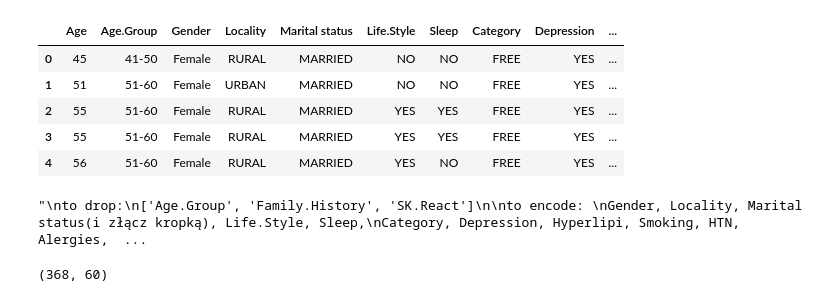
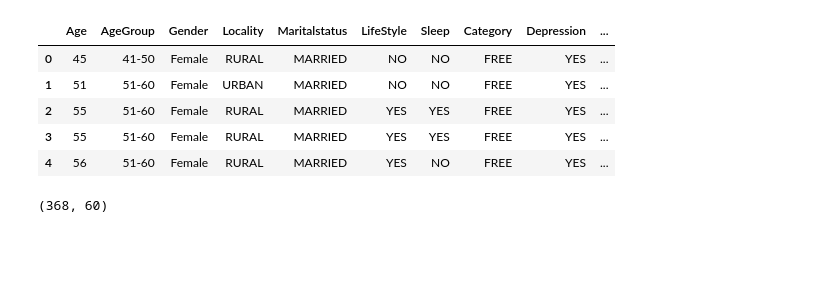
Before and after one commit to miladziekanowska/heart-failure-classification, a Jupyter notebook: Heart_failure_EDA_Modeling.ipynb, the cells around one changed output. Saved outputs shown, nothing was run; the diff lists cells and outputs as text; code cells hidden in the pictures; blank space fills up the shorter version.

```diff
--- a/Heart_failure_EDA_Modeling.ipynb
+++ b/Heart_failure_EDA_Modeling.ipynb
@@ -11,27 +13,27 @@ from sklearn.preprocessing import StandardScaler, LabelEncoder, MaxAbsScaler, Mi
 pd.set_option('display.max_columns', 500)
 # %%
 df = pd.read_csv('data/heart_failure_dataset.csv')
+
+# column names are strangely formated, let's fix them quick
+replace_dict = {}
+
+for c in df.columns:
+    if c not in replace_dict.keys():
+        replace_dict[c] = c.replace(' ', '').replace('.', '')
+
+df = df.rename(columns=replace_dict)
+
+# our dependent variable (y)
+df['Mortality'] = df['Mortality'].astype('category')
+
 df.head(5)
 # %% [output]
-|  | Age | Age.Group | Gender | Locality | Marital status | Life.Style | Sleep | Category | Depression | ... |
+|  | Age | AgeGroup | Gender | Locality | Maritalstatus | LifeStyle | Sleep | Category | Depression | ... |
 | 0 | 45 | 41-50 | Female | RURAL | MARRIED | NO | NO | FREE | YES | ... |
 | 1 | 51 | 51-60 | Female | URBAN | MARRIED | NO | NO | FREE | YES | ... |
 | 2 | 55 | 51-60 | Female | RURAL | MARRIED | YES | YES | FREE | YES | ... |
 | 3 | 55 | 51-60 | Female | RURAL | MARRIED | YES | YES | FREE | YES | ... |
 | 4 | 56 | 51-60 | Female | RURAL | MARRIED | YES | NO | FREE | YES | ... |
-# %%
-'''
-to drop:
-['Age.Group', 'Family.History']
-
-to encode:
-Gender, Locality, Marital status(i złącz kropką), Life.Style, Sleep,
-Category, Depression, Hyperlipi, Smoking, HTN, Alergies, Others, CO,
-Diagnosis, Hypersensitivity
-
-'''
-# %% [output]
-"\nto drop:\n['Age.Group', 'Family.History', 'SK.React']\n\nto encode: \nGender, Locality, Marital status(i złącz kropką), Life.Style, Sleep,\nCategory, Depression, Hyperlipi, Smoking, HTN, Alergies,  ...
 # %%
 df.shape
 # %% [output]
```
Also changed, not shown: parts of 33 cells of this notebook.
